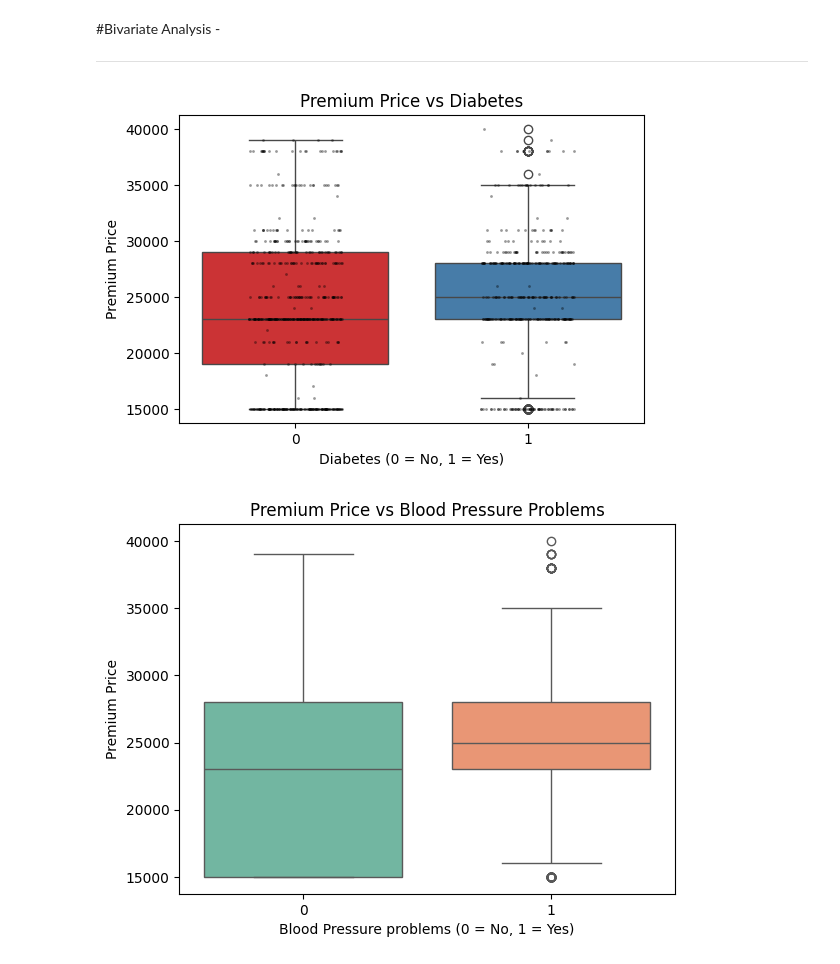
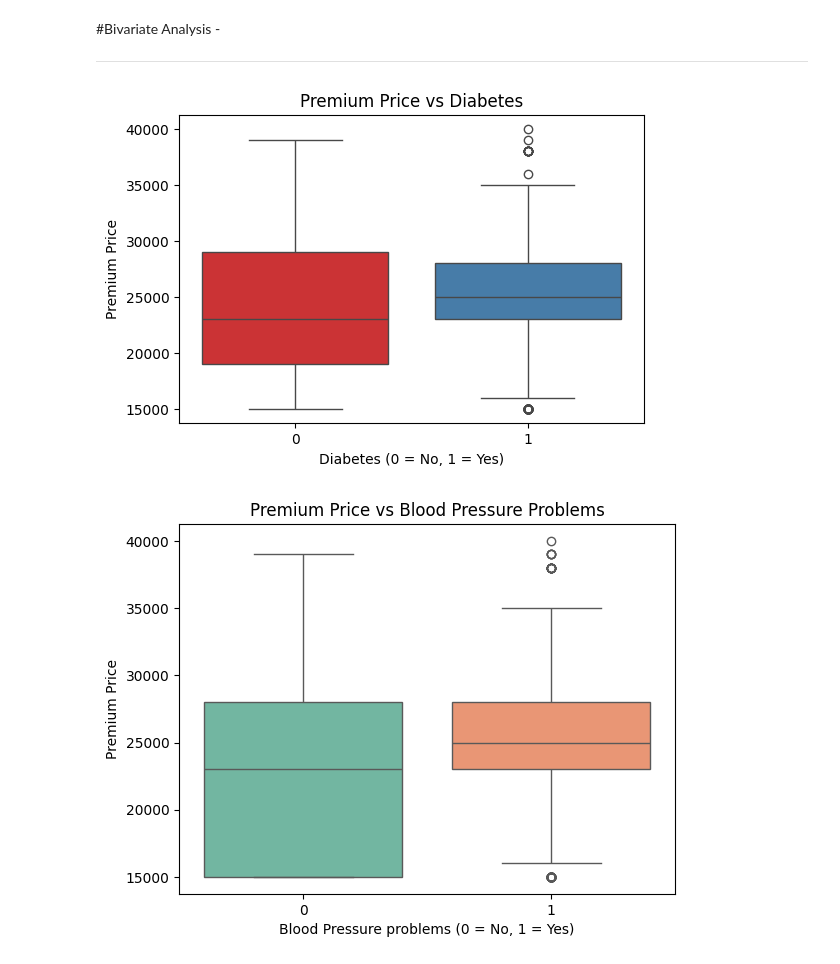
Before and after one commit to srishtidubey77/Insurance-Cost-Prediction, a Jupyter notebook: InsuranceCostPrediction.ipynb, the cells around one changed output. Saved outputs shown, nothing was run; the diff lists cells and outputs as text; code cells hidden in the pictures.

```diff
--- a/InsuranceCostPrediction.ipynb
+++ b/InsuranceCostPrediction.ipynb
@@ -351,17 +355,16 @@ plt.show()
 # %%
 #premium price vs disease
 #sns.boxplot(x='Diabetes',y='PremiumPrice',data=df)
 #plt.show()
 plt.figure(figsize=(6,4))
 sns.boxplot(x='Diabetes', y='PremiumPrice', data=df, palette="Set1")
-sns.stripplot(x='Diabetes', y='PremiumPrice', data=df,
-              color="black", size=2, jitter=0.2, alpha=0.4)  # adds points
+
 plt.title("Premium Price vs Diabetes")
 plt.xlabel("Diabetes (0 = No, 1 = Yes)")
 plt.ylabel("Premium Price")
 plt.show()
 # %% [output]
-[figure, old version]
+[figure, new version]
 # %%
 sns.boxplot(x='BloodPressureProblems',y='PremiumPrice',data=df,palette="Set2")
 plt.title("Premium Price vs Blood Pressure Problems")
```
Also changed, not shown: parts of 7 cells of this notebook.
